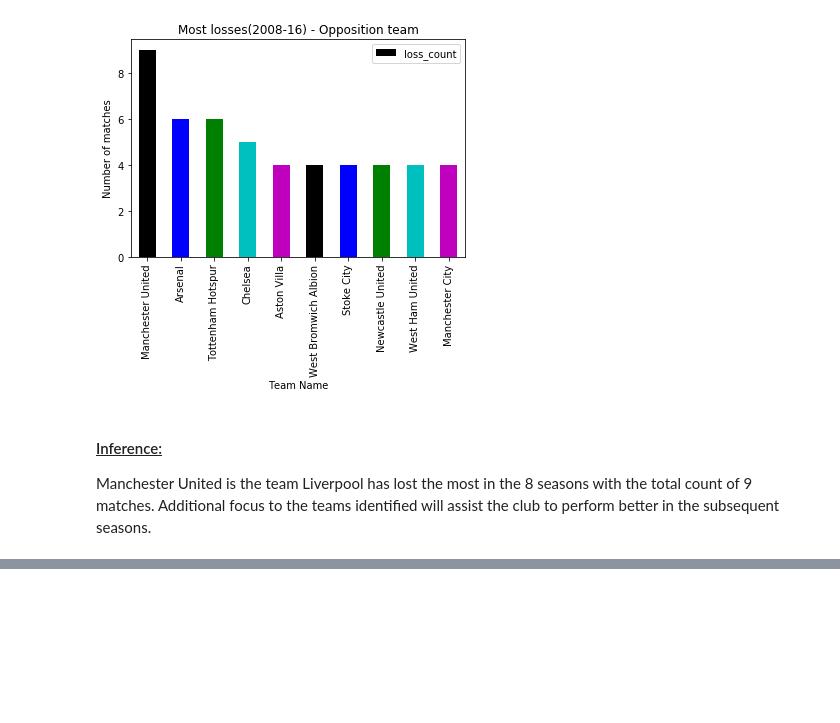
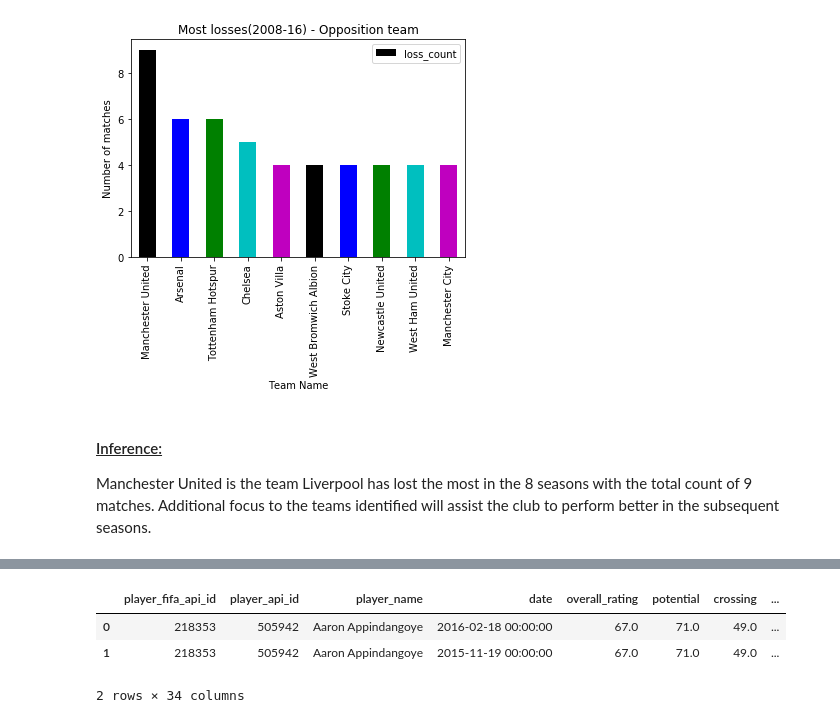
Before and after one commit to battery-code/soccer-data-analysis, a Jupyter notebook: European Soccer Project.ipynb, the cells around one changed output, grey strips where cells are left out. Cells and saved outputs as stored; diff of their text form; code cells hidden in the pictures; blank space fills up the shorter version.

```diff
--- a/European Soccer Project.ipynb
+++ b/European Soccer Project.ipynb
@@ -235,0 +258,8 @@ Additional focus to the teams identified will assist the club to perform better
+# %%
+#adding player name to df and reordering columns
+players_df = pd.merge(players_df, player[['player_api_id','player_name']], on='player_api_id',how='left')
+#players_df.head(2)
+# %%
+#column list ordered so player_name added later is in the front
+col_list1 = players_df.columns.to_list()
+col_list1.insert(2,'player_name')
@@ -235,0 +290,7 @@ Additional focus to the teams identified will assist the club to perform better
+# %%
+players_df.head(2)
+# %% [output]
+|  | player_fifa_api_id | player_api_id | player_name | date | overall_rating | potential | crossing | ... |
+| 0 | 218353 | 505942 | Aaron Appindangoye | 2016-02-18 00:00:00 | 67.0 | 71.0 | 49.0 | ... |
+| 1 | 218353 | 505942 | Aaron Appindangoye | 2015-11-19 00:00:00 | 67.0 | 71.0 | 49.0 | ... |
+2 rows × 34 columns
```
Also changed, not shown: parts of 19 cells of this notebook.
